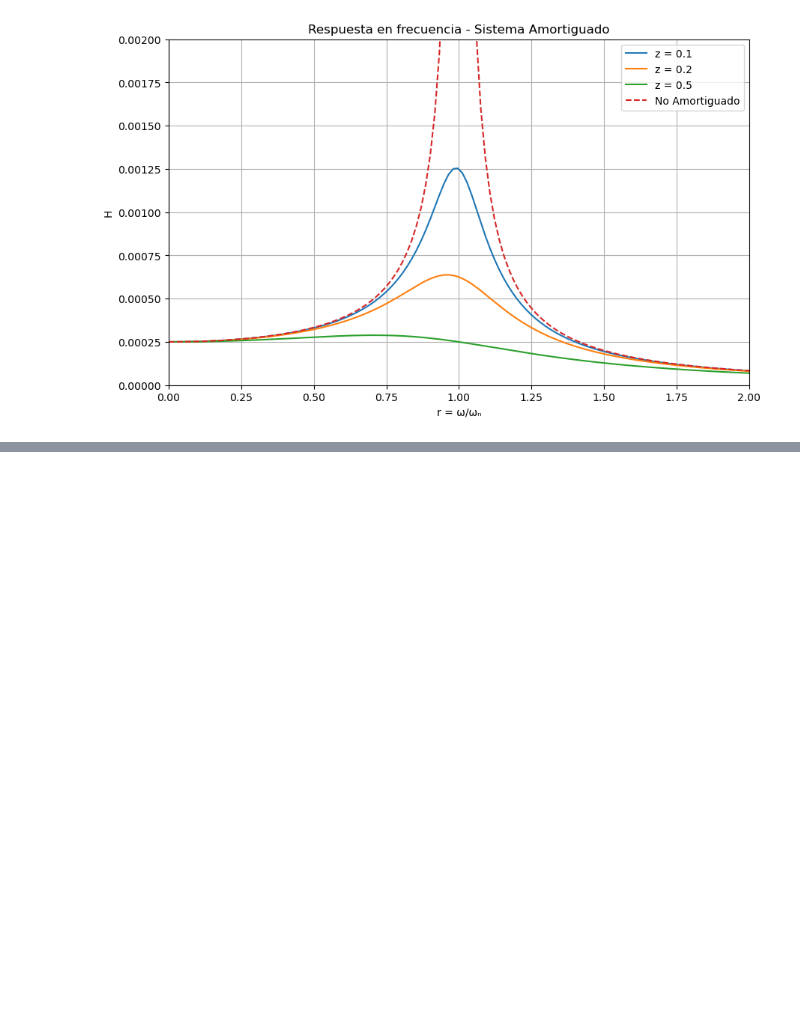
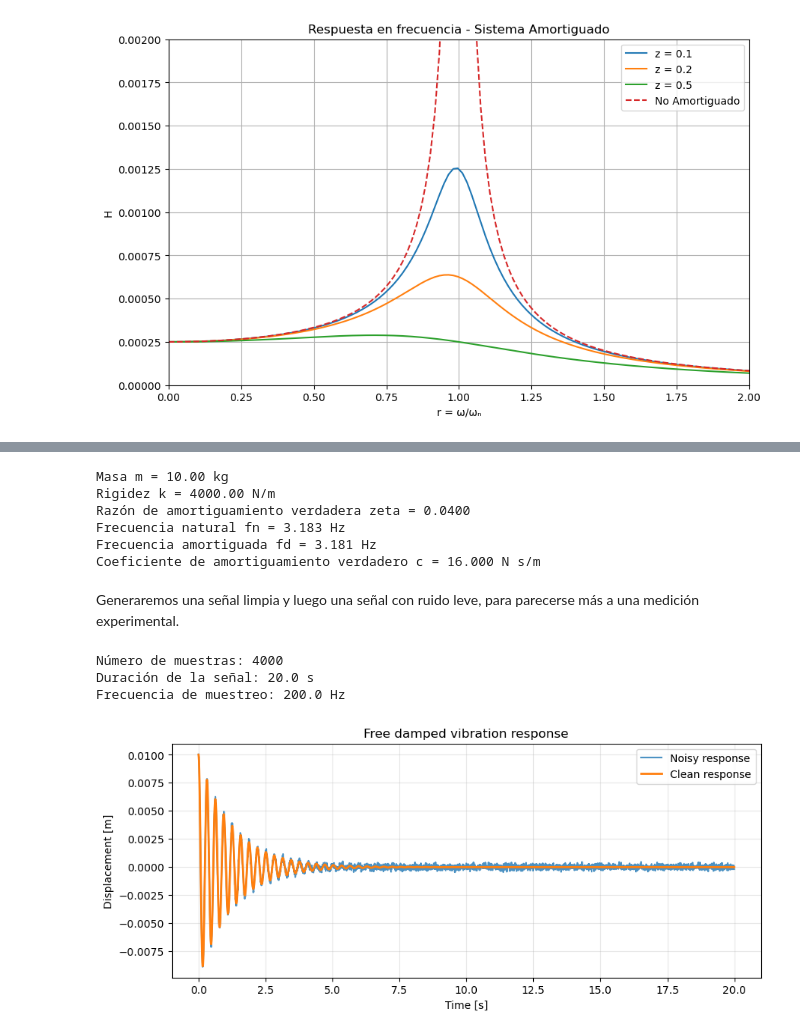
Before and after one commit to patricioelguedac/tarea_2_ACUS125, a Jupyter notebook: notebooks/amortiguamiento.ipynb, the cells around one changed output, grey strips where cells are left out. Saved outputs shown, nothing was run; the diff lists cells and outputs as text; code cells hidden in the pictures; blank space fills up the shorter version.

```diff
--- a/notebooks/amortiguamiento.ipynb
+++ b/notebooks/amortiguamiento.ipynb
@@ -114,0 +152,70 @@ plt.show()
+# %%
+# Parámetros físicos del sistema
+mass = 10.0          # kg
+stiffness = 4000.0   # N/m
+zeta_true = 0.04     # razón de amortiguamiento verdadera
+
+# Parámetros de simulación
+sampling_frequency = 200.0  # Hz
+duration = 20.0             # s
+initial_displacement = 0.01 # m
+
+# Cálculos teóricos
+omega_n = np.sqrt(stiffness / mass)
+fn_hz = omega_n / (2 * np.pi)
+
+omega_d = omega_n * np.sqrt(1 - zeta_true**2)
+fd_hz = omega_d / (2 * np.pi)
+
+c_true = 2 * zeta_true * mass * omega_n
+
+print(f"Masa m = {mass:.2f} kg")
+print(f"Rigidez k = {stiffness:.2f} N/m")
+print(f"Razón de amortiguamiento verdadera zeta = {zeta_true:.4f}")
+print(f"Frecuencia natural fn = {fn_hz:.3f} Hz")
+print(f"Frecuencia amortiguada fd = {fd_hz:.3f} Hz")
+print(f"Coeficiente de amortiguamiento verdadero c = {c_true:.3f} N s/m")
+# %% [output]
+Masa m = 10.00 kg
+Rigidez k = 4000.00 N/m
+Razón de amortiguamiento verdadera zeta = 0.0400
+Frecuencia natural fn = 3.183 Hz
+Frecuencia amortiguada fd = 3.181 Hz
+Coeficiente de amortiguamiento verdadero c = 16.000 N s/m
+# %% [markdown]
+Generaremos una señal limpia y luego una señal con ruido leve, para parecerse más a una medición experimental.
+# %%
+rng = np.random.default_rng(42)
+
+t = np.arange(0, duration, 1 / sampling_frequency)
+
+x_clean = initial_displacement * np.exp(-zeta_true * omega_n * t) * np.cos(omega_d * t)
+
+noise_level = 0.015
+noise = rng.normal(
+    loc=0.0,
+    scale=noise_level * np.max(np.abs(x_clean)),
+    size=len(t)
+)
+
+x_noisy = x_clean + noise
+
+print(f"Número de muestras: {len(t)}")
+print(f"Duración de la señal: {duration} s")
+print(f"Frecuencia de muestreo: {sampling_frequency} Hz")
+# %% [output]
+Número de muestras: 4000
+Duración de la señal: 20.0 s
+Frecuencia de muestreo: 200.0 Hz
+# %%
+plt.figure(figsize=(10, 4))
+plt.plot(t, x_noisy, label="Noisy response", alpha=0.8)
+plt.plot(t, x_clean, linewidth=2, label="Clean response")
+plt.title("Free damped vibration response")
+plt.xlabel("Time [s]")
+plt.ylabel("Displacement [m]")
+plt.grid(True, alpha=0.3)
+plt.legend()
+plt.show()
+# %% [output]
+[figure, added]
```
Also changed, not shown: parts of 8 cells of this notebook.
